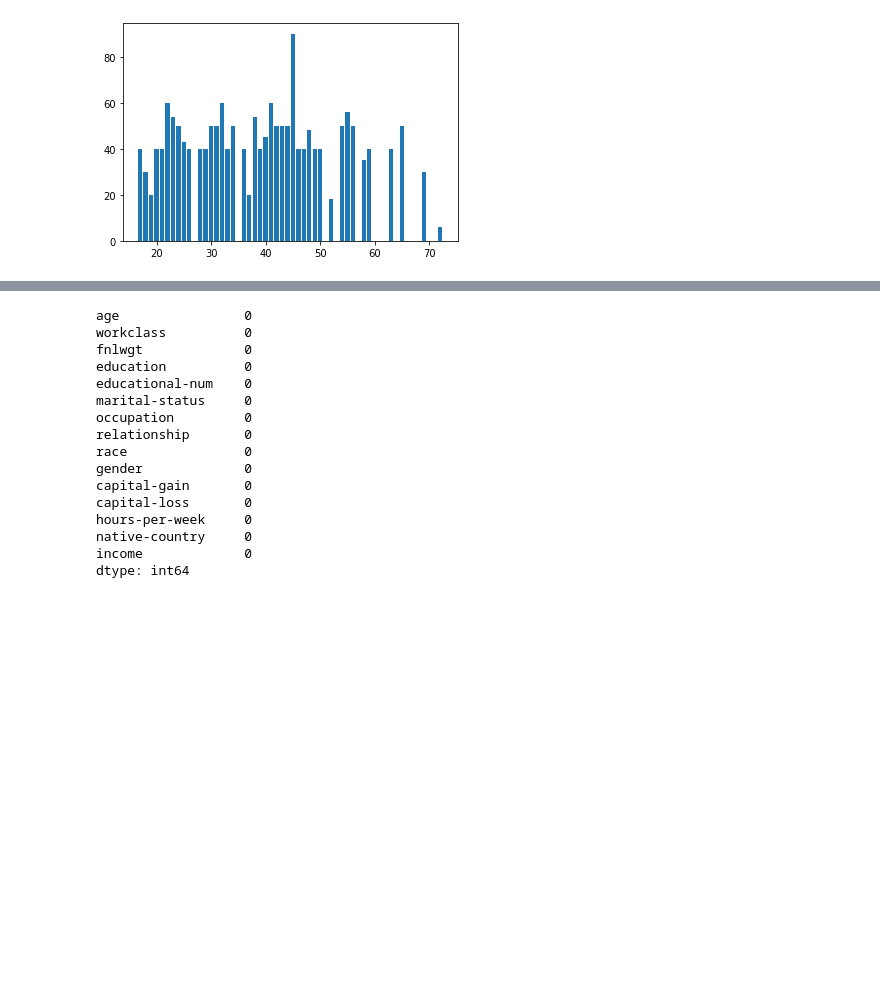
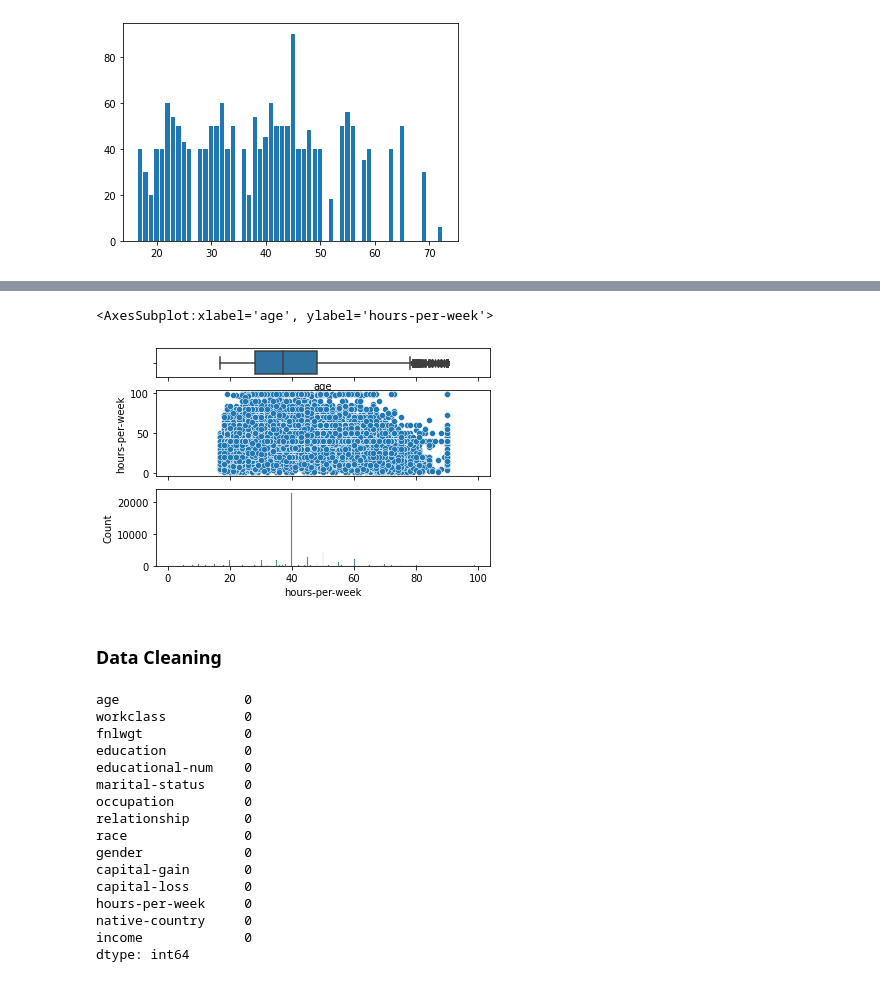
Before and after one commit to disha4091/DSBDL, a Jupyter notebook: PythonOperations/AdultsData_Operation.ipynb, the cells around one changed output, grey strips where cells are left out. Drawn from its saved outputs; the diff is of its cells as text; code cells hidden in the pictures; blank space fills up the shorter version.

```diff
--- a/PythonOperations/AdultsData_Operation.ipynb
+++ b/PythonOperations/AdultsData_Operation.ipynb
@@ -97,3 +74,14 @@ plt.plot( df['fnlwgt'][:20],df.age[:20])
+# %%
+f,(bxplt,sctplt,histplt) = plt.subplots(3,sharex=True, gridspec_kw={"height_ratios":[0.15,0.45,0.40]})
+
+sns.boxplot(df.age,ax=bxplt)
+sns.histplot(df['hours-per-week'],ax=histplt)
+sns.scatterplot(df.age, df['hours-per-week'], ax=sctplt)
+# %% [output]
+<AxesSubplot:xlabel='age', ylabel='hours-per-week'>
+[figure, added]
+# %% [markdown]
+### Data Cleaning
 # %%
 df.isna().sum()
 # %% [output]
```
Also changed, not shown: parts of 24 cells of this notebook, 2 other files.
